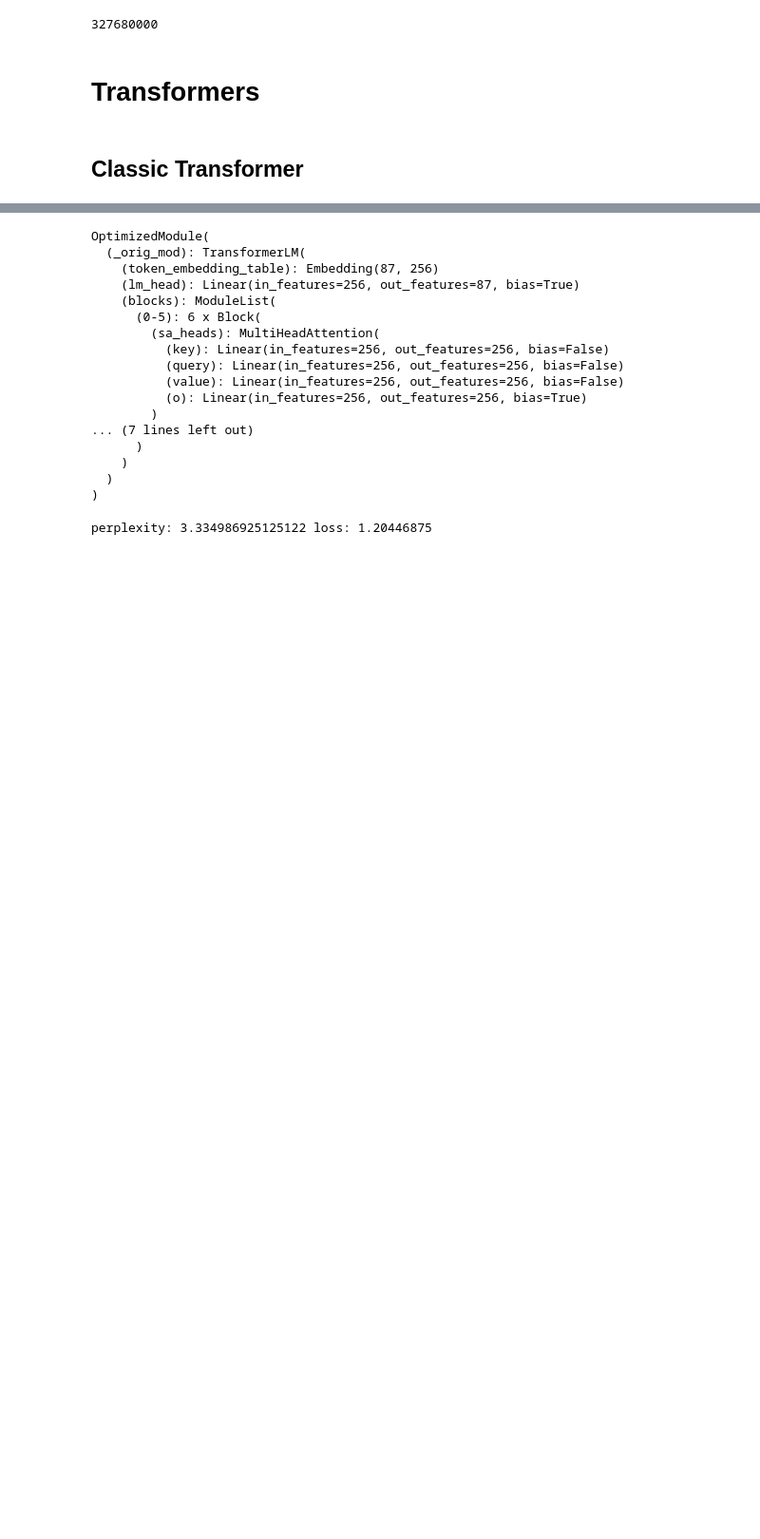
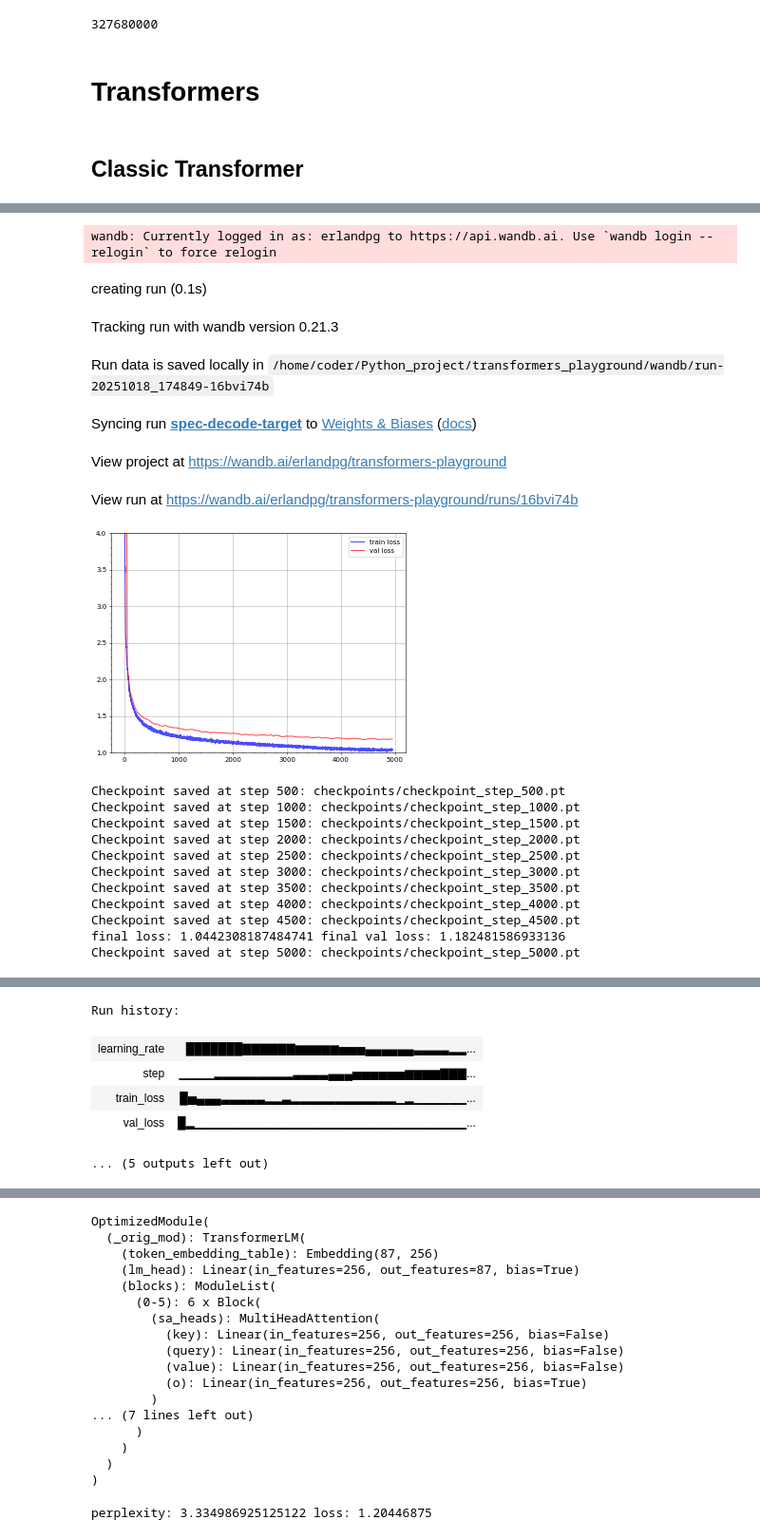
Before and after one commit to Erland366/transformers_playground, a Jupyter notebook: transformer_playground.ipynb, the cells around one changed output, grey strips where cells are left out. Shown at 95% size. Drawn from its saved outputs; the diff is of its cells as text; code cells hidden in the pictures; blank space fills up the shorter version.

```diff
--- a/transformer_playground.ipynb
+++ b/transformer_playground.ipynb
@@ -530,31 +534,52 @@ def get_wandb_config(model, optimizer, scheduler, seq_len, batch_size, total_ste
         "head_num": model.head_num,
         "layer_num": model.layer_num,
         "total_params": sum(p.numel() for p in model.parameters() if p.requires_grad)
     })
 
     # Add scheduler-specific config
     if hasattr(scheduler, 'T_max'):
         config['scheduler_T_max'] = scheduler.T_max
     if hasattr(scheduler, 'eta_min'):
         config['scheduler_eta_min'] = scheduler.eta_min
 
     return config
 
 # Initialize wandb with automated config
 model = TransformerLM(config)
 model = torch.compile(model)
 model.to(device)
 optimizer = torch.optim.AdamW(model.parameters(), lr=2e-3)
 scheduler = torch.optim.lr_scheduler.CosineAnnealingLR(optimizer, T_max=total_steps, eta_min=1e-6)
 
 wandb_config = get_wandb_config(model, optimizer, scheduler, seq_len, batch_size, total_steps)
 wandb.init(
     project="transformers-playground",
-    config=wandb_config
+    config=wandb_config,
+    name="spec-decode-target"
 )
 
 # Train the model
 losses, val_losses = train(model, optimizer, scheduler, seq_len, batch_size, total_steps)
 
 # Finish wandb run
 wandb.finish()
+# %% [output]
+wandb: Currently logged in as: erlandpg to https://api.wandb.ai. Use `wandb login --relogin` to force relogin
+creating run (0.1s)
+Tracking run with wandb version 0.21.3
+Run data is saved locally in /home/coder/Python_project/transformers_playground/wandb/run-20251018_174849-16bvi74b
+Syncing run spec-decode-target to Weights & Biases (docs)
+View project at https://wandb.ai/erlandpg/transformers-playground
+View run at https://wandb.ai/erlandpg/transformers-playground/runs/16bvi74b
+[figure, added]
+Checkpoint saved at step 500: checkpoints/checkpoint_step_500.pt
+Checkpoint saved at step 1000: checkpoints/checkpoint_step_1000.pt
+Checkpoint saved at step 1500: checkpoints/checkpoint_step_1500.pt
+Checkpoint saved at step 2000: checkpoints/checkpoint_step_2000.pt
+Checkpoint saved at step 2500: checkpoints/checkpoint_step_2500.pt
+Checkpoint saved at step 3000: checkpoints/checkpoint_step_3000.pt
+Checkpoint saved at step 3500: checkpoints/checkpoint_step_3500.pt
+Checkpoint saved at step 4000: checkpoints/checkpoint_step_4000.pt
+Checkpoint saved at step 4500: checkpoints/checkpoint_step_4500.pt
+final loss: 1.0442308187484741 final val loss: 1.182481586933136
+Checkpoint saved at step 5000: checkpoints/checkpoint_step_5000.pt
@@ -561,3 +587,9 @@ wandb.finish()
+Run history:
+| learning_rate | ███████▇▇▇▇▇▇▆▆▆▆▆▅▅▅▄▄▄▄▄▄▃▃▃▃▂▂... |
+| step | ▁▁▁▁▂▂▂▂▂▂▂▂▂▃▃▃▃▄▄▄▅▅▅▅▅▅▆▆▆▆▇▇▇... |
+| train_loss | █▅▄▄▄▃▃▃▃▃▂▂▃▂▂▂▂▂▂▂▂▂▂▂▂▁▂▁▁▁▁▁▁... |
+| val_loss | █▂▁▁▁▁▁▁▁▁▁▁▁▁▁▁▁▁▁▁▁▁▁▁▁▁▁▁▁▁▁▁▁... |
+... (5 outputs left out)
 # %%
 # Save
 torch.save(model.state_dict(), 'models/TransformerLM.pt')
```
Also changed, not shown: parts of 4 cells of this notebook, 1 other file.
